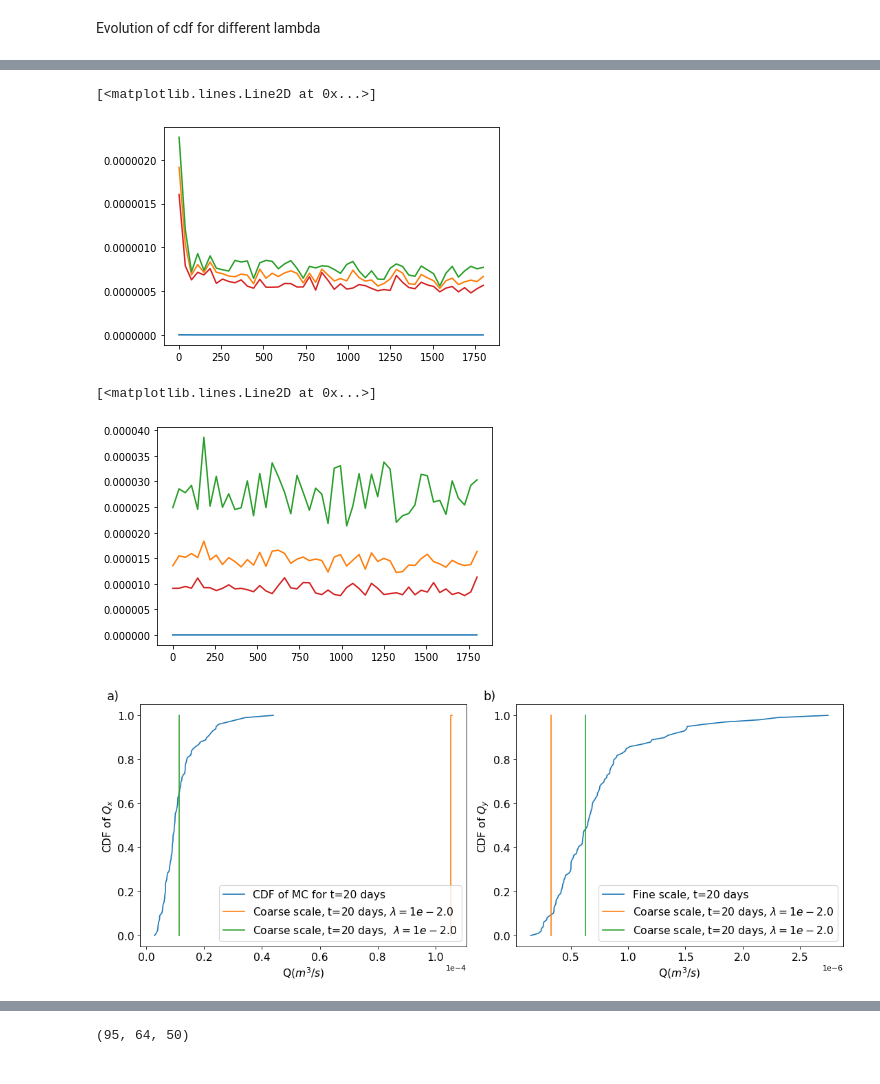
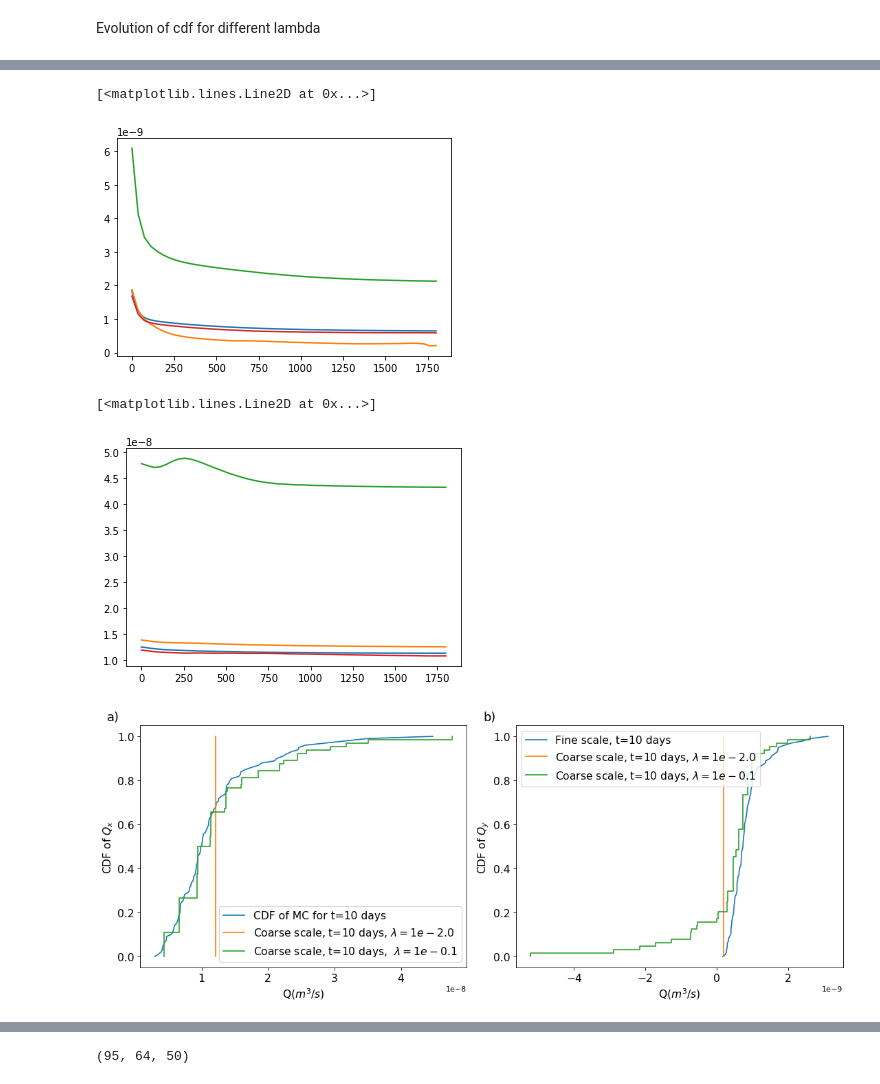
Before and after one commit to dbelivanis/Information-Theory-2, a Jupyter notebook: Optimization/check.ipynb, the cells around one changed output, grey strips where cells are left out. Saved outputs shown, nothing was run; the diff lists cells and outputs as text; code cells hidden in the pictures.

```diff
--- a/Optimization/check.ipynb
+++ b/Optimization/check.ipynb
@@ -63,15 +71,15 @@ q_MC_y = np.loadtxt(f"{train_loc}Q_y_5.txt")
 # %%
-epoch = 4
+epoch = 25
 
 plt.plot(q_MC_y.mean(axis=0))
 plt.plot(np.linspace(1,1800,N_steps),np.inner(q_y[epoch,:,:].T,p[epoch,:]))
 plt.plot(np.linspace(1,1800,N_steps),q_y[epoch,0:4,:].max(axis=0))
 plt.plot(np.linspace(1,1800,N_steps),q_y[epoch,0:4,:].min(axis=0))
 # %% [output]
 [<matplotlib.lines.Line2D at 0x...>]
-[figure, old version]
+[figure, new version]
 # %%
-epoch = 10
+epoch = 25
 
 plt.plot(q_MC_x.mean(axis=0))
 plt.plot(np.linspace(1,1800,N_steps),np.inner(q_x[epoch,:,:].T,p[epoch,:]))
@@ -79,11 +87,11 @@ plt.plot(np.linspace(1,1800,N_steps),q_x[epoch,0:4,:].max(axis=0))
 plt.plot(np.linspace(1,1800,N_steps),q_x[epoch,0:4,:].min(axis=0))
 # %% [output]
 [<matplotlib.lines.Line2D at 0x...>]
-[figure, old version]
+[figure, new version]
 # %%
-epoch_1 = 0
-epoch_2 = 1
-time_step = 20
+epoch_1 = 1
+epoch_2 = 40
+time_step = 10
 
 
 my_dpi = 80
@@ -124,9 +132,9 @@ plt.ylabel(r'CDF of $Q_y$', fontsize= 14)
 
 plt.tick_params(axis='both', which='major', labelsize=14)
 plt.ticklabel_format(axis="x", style="sci", scilimits=(0,0))
-plt.legend(loc=4, fontsize= 14)
+plt.legend(loc=2, fontsize= 14)
 plt.savefig('./../../../plots/2d_cdf_paper.pdf', bbox_inches='tight',dpi=my_dpi)
 
 plt.show()
 # %% [output]
-[figure, old version]
+[figure, new version]
```
Also changed, not shown: parts of 5 cells of this notebook, 23 other files.
